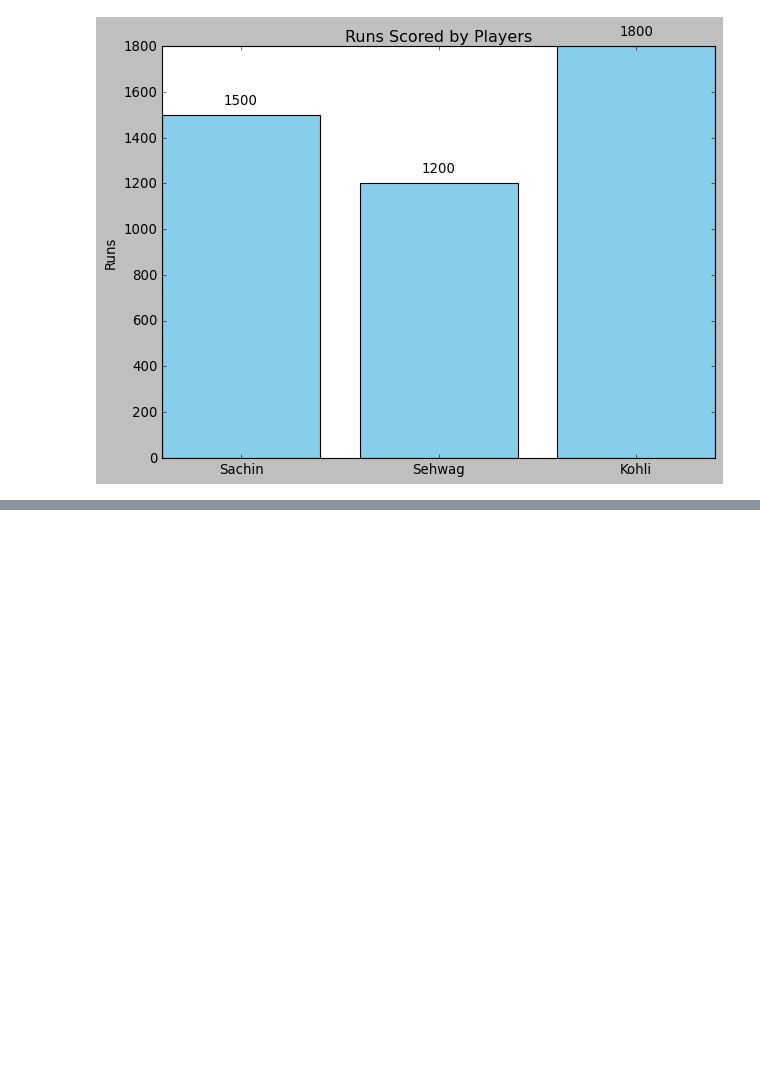
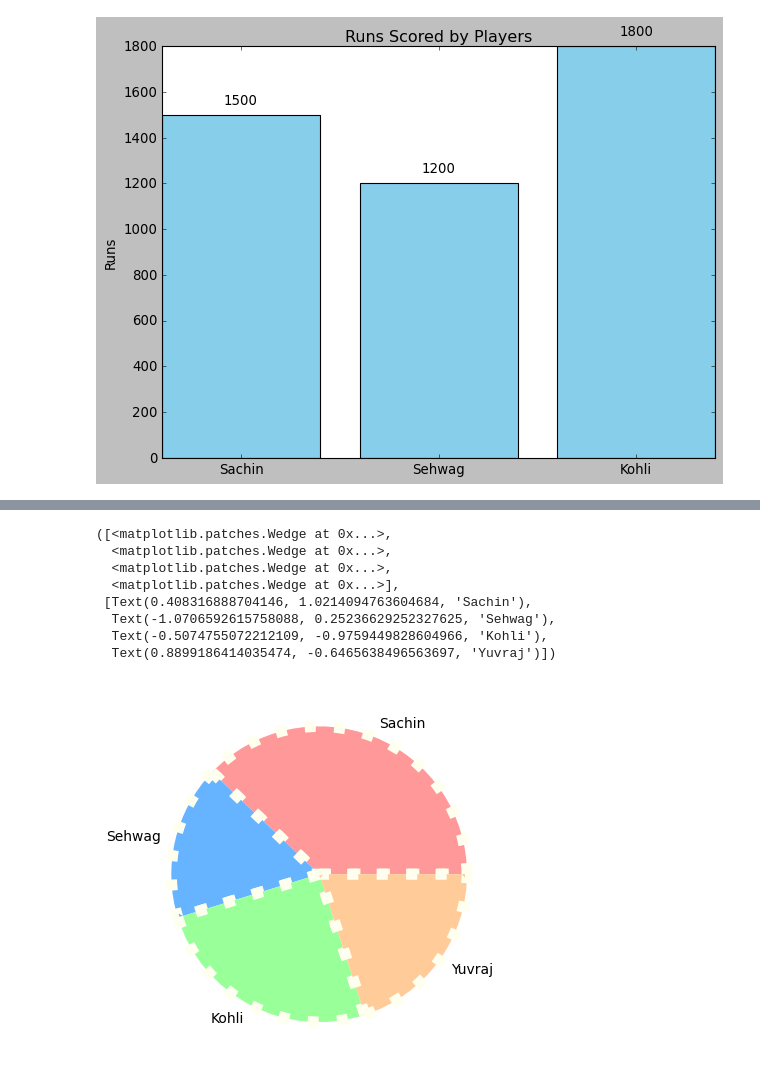
Before and after one commit to SaarthakDEV/data-science-python, a Jupyter notebook: matplotlib.ipynb, the cells around one changed output, grey strips where cells are left out. Cells and saved outputs as stored; diff of their text form; code cells hidden in the pictures; blank space fills up the shorter version.

```diff
--- a/matplotlib.ipynb
+++ b/matplotlib.ipynb
@@ -190,0 +226,17 @@ plt.tight_layout()
+# %%
+plt.pie(
+    runs,
+    labels=labels,
+    colors=colors,
+    wedgeprops={'edgecolor': '#fffff0', 'linewidth': 8, 'linestyle': ':'}
+)
+# %% [output]
+([<matplotlib.patches.Wedge at 0x...>,
+  <matplotlib.patches.Wedge at 0x...>,
+  <matplotlib.patches.Wedge at 0x...>,
+  <matplotlib.patches.Wedge at 0x...>],
+ [Text(0.408316888704146, 1.0214094763604684, 'Sachin'),
+  Text(-1.0706592615758088, 0.25236629252327625, 'Sehwag'),
+  Text(-0.5074755072212109, -0.9759449828604966, 'Kohli'),
+  Text(0.8899186414035474, -0.6465638496563697, 'Yuvraj')])
+[figure, added]
```
Also changed, not shown: parts of 13 cells of this notebook.
